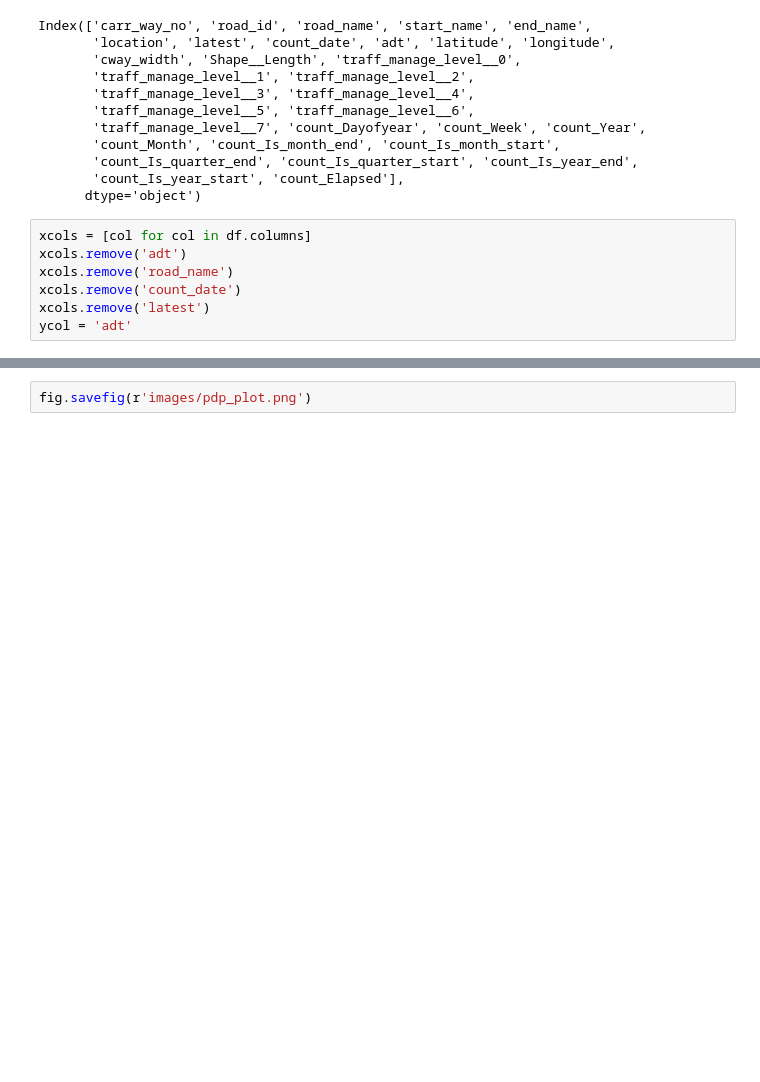
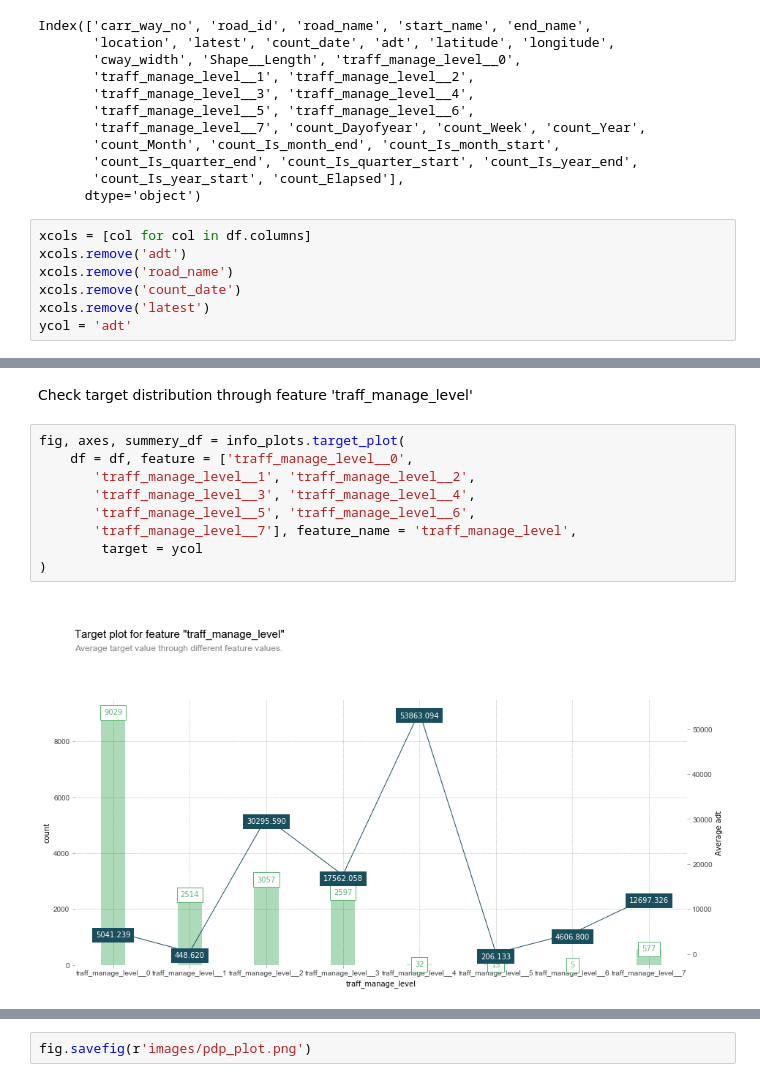
Before and after one commit to klin059/Auckland_traffic_analysis, a Jupyter notebook: 6_predictive_modelling.ipynb, the cells around one changed output, grey strips where cells are left out. Cells and saved outputs as stored; diff of their text form; blank space fills up the shorter version.

```diff
--- a/6_predictive_modelling.ipynb
+++ b/6_predictive_modelling.ipynb
@@ -391,0 +462,13 @@ RandomForestRegressor(bootstrap=True, criterion='mse', max_depth=28,
+# %% [markdown]
+Check target distribution through feature 'traff_manage_level'
+# %%
+fig, axes, summery_df = info_plots.target_plot(
+    df = df, feature = ['traff_manage_level__0',
+       'traff_manage_level__1', 'traff_manage_level__2',
+       'traff_manage_level__3', 'traff_manage_level__4',
+       'traff_manage_level__5', 'traff_manage_level__6',
+       'traff_manage_level__7'], feature_name = 'traff_manage_level',
+        target = ycol
+)
+# %% [output]
+[figure, added]
```
Also changed, not shown: parts of 51 cells of this notebook, 3 other files.
